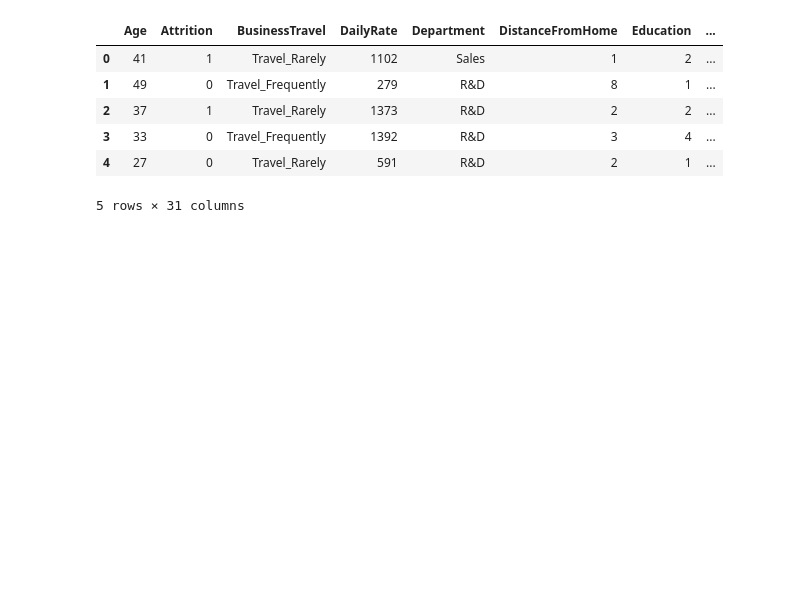
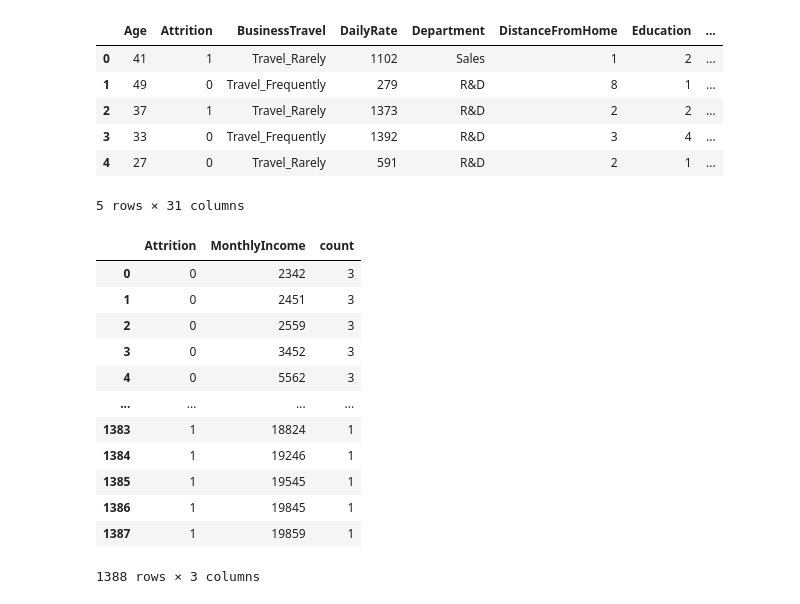
Before and after one commit to Optimus0205/Employee-Attrition, a Jupyter notebook: Project_2_Employee_Attrition_Prediction.ipynb, the cells around one changed output. Saved outputs shown, nothing was run; the diff lists cells and outputs as text; code cells hidden in the pictures; blank space fills up the shorter version.

```diff
--- a/Project_2_Employee_Attrition_Prediction.ipynb
+++ b/Project_2_Employee_Attrition_Prediction.ipynb
@@ -247,3 +284,20 @@ df.head()
 | 3 | 33 | 0 | Travel_Frequently | 1392 | R&D | 3 | 4 | ... |
 | 4 | 27 | 0 | Travel_Rarely | 591 | R&D | 2 | 1 | ... |
 5 rows × 31 columns
+# %%
+df_monthlyincome_status=df['MonthlyIncome'].groupby(df['Attrition']).value_counts().reset_index(name='count')
+df_monthlyincome_status
+# %% [output]
+|  | Attrition | MonthlyIncome | count |
+| 0 | 0 | 2342 | 3 |
+| 1 | 0 | 2451 | 3 |
+| 2 | 0 | 2559 | 3 |
+| 3 | 0 | 3452 | 3 |
+| 4 | 0 | 5562 | 3 |
+| ... | ... | ... | ... |
+| 1383 | 1 | 18824 | 1 |
+| 1384 | 1 | 19246 | 1 |
+| 1385 | 1 | 19545 | 1 |
+| 1386 | 1 | 19845 | 1 |
+| 1387 | 1 | 19859 | 1 |
+1388 rows × 3 columns
```
Also changed, not shown: parts of 6 cells of this notebook.
